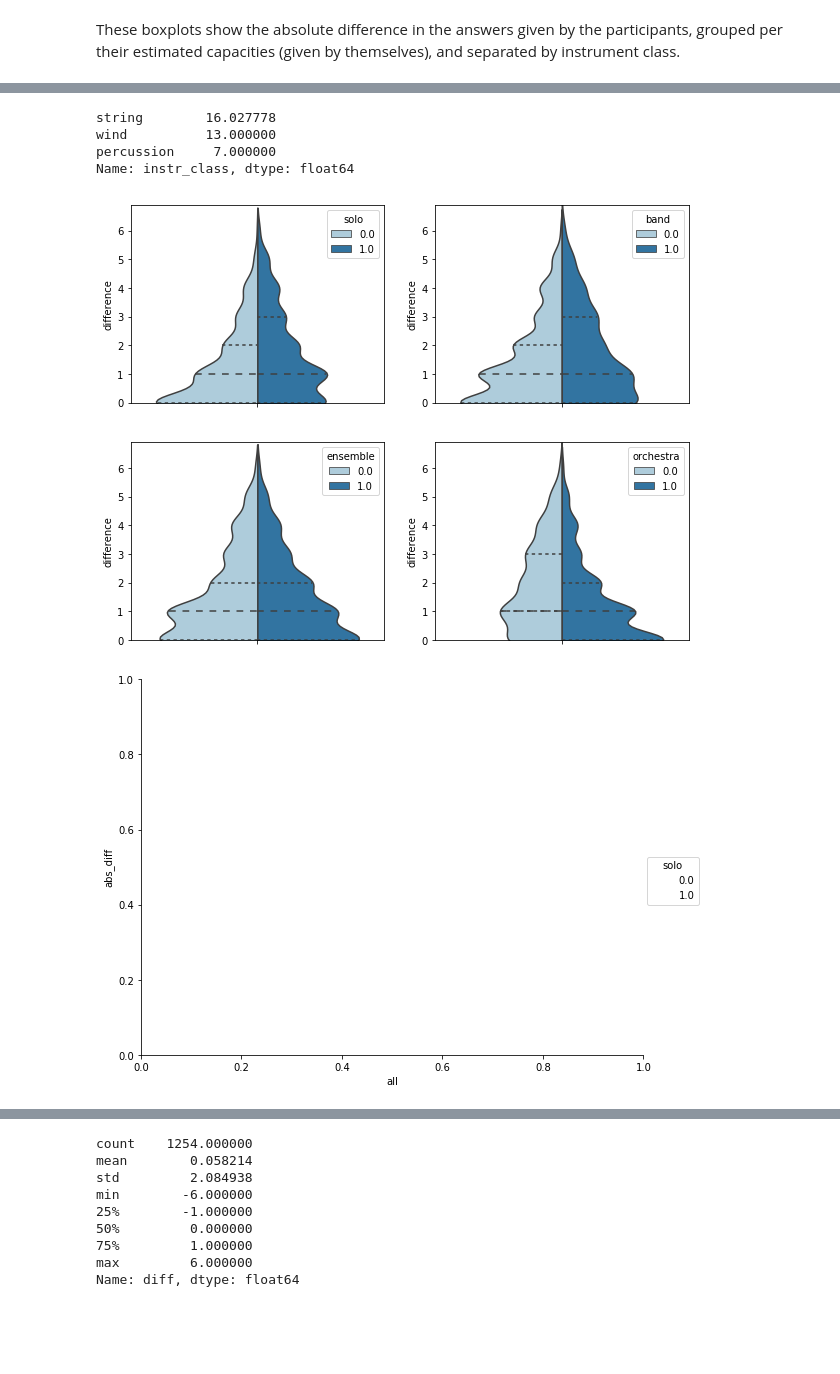
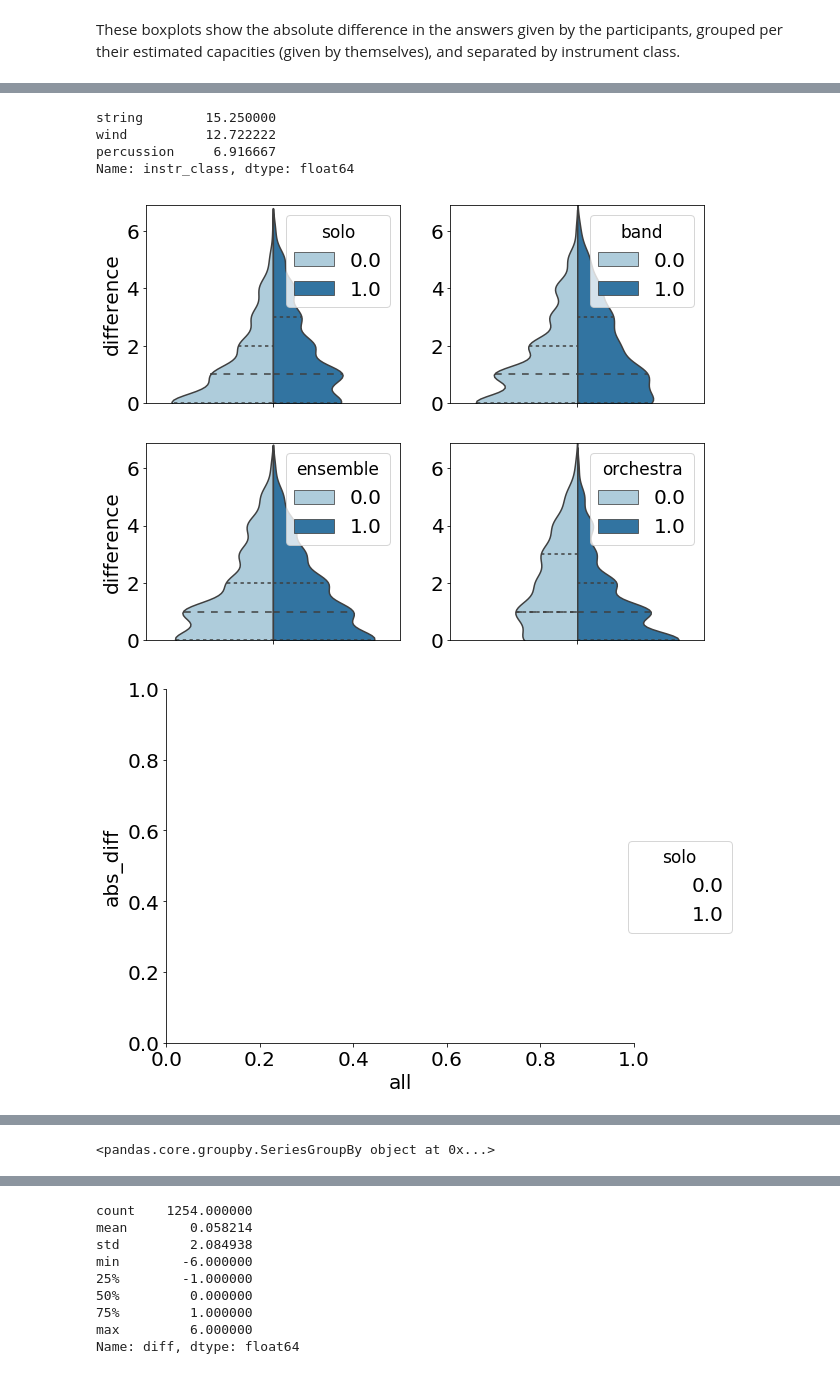
Before and after one commit to adescombes/digital_musicology_project, a Jupyter notebook: data_wrangling.ipynb, the cells around one changed output, grey strips where cells are left out. Cells and saved outputs as stored; diff of their text form; code cells hidden in the pictures; blank space fills up the shorter version.

```diff
--- a/data_wrangling.ipynb
+++ b/data_wrangling.ipynb
@@ -5,3 +5,10 @@ import numpy as np
 import re
 from collections import OrderedDict
 import matplotlib.pyplot as plt
+
+
+
+import pylab as plot
+params = {'legend.fontsize': 20,
+          'legend.handlelength': 2, 'axes.labelsize': 20, 'xtick.labelsize':20, 'ytick.labelsize':20}
+plot.rcParams.update(params)
@@ -18,7 +27,7 @@ data.head()
 | 3 | 1 | piano | sin | a5 | b |
 | 4 | 1 | piano | sin | d#3 | e |
 # %%
-data.dropna()
+data = data.dropna()
 #data = data[~(str(data['heard_pitch']) == 'nan') & ~(str(data['heard_pitch']) == 'NaN')]
 
 # remove the octave annotations
@@ -261,40 +513,41 @@ merged_df.groupby('instr_class')['abs_diff'].describe()
 # %%
 merged_df.instr_class.value_counts() / 36
 # %% [output]
-string        16.027778
-wind          13.000000
-percussion     7.000000
+string        15.250000
+wind          12.722222
+percussion     6.916667
 Name: instr_class, dtype: float64
 # %%
 #sns.violinplot(x=['solo', 'band'], y='diff', hue = 'family_ap', data = merged_df, split = True)
 fig7 = plt.figure(figsize=(10,8))
 ax1 = fig7.add_subplot(221)
 ax2 = fig7.add_subplot(222)
 ax3 = fig7.add_subplot(223)
 ax4 = fig7.add_subplot(224)
 
 merged_df["all"] = ""
 sns.factorplot(x = 'all', y ='abs_diff', hue = 'solo', data = merged_df, kind = 'violin',size=6, aspect=1.3, palette = 'Paired', split = True, ax = ax1, inner = 'quart')
 sns.factorplot(x = 'all', y ='abs_diff', hue = 'band', data = merged_df, kind = 'violin',size=6, aspect=1.3, palette = 'Paired', split = True, ax = ax2, inner = 'quart')
 sns.factorplot(x = 'all', y ='abs_diff', hue = 'ensemble', data = merged_df, kind = 'violin',size=6, aspect=1.3, palette = 'Paired', split = True, ax = ax3, inner = 'quart')
 sns.factorplot(x = 'all', y ='abs_diff', hue = 'orchestra', data = merged_df, kind = 'violin',size=6, aspect=1.3, palette = 'Paired', split = True, ax = ax4, inner = 'quart')
 
 ax1.set_xlabel('')
 ax2.set_xlabel('')
 ax3.set_xlabel('')
 ax4.set_xlabel('')
 
 ax1.set_ylabel('difference')
-ax2.set_ylabel('difference')
+ax2.set_ylabel('')
 ax3.set_ylabel('difference')
-ax4.set_ylabel('difference')
+ax4.set_ylabel('')
+
 
 ax1.set_ylim(-0,6.9)
 ax2.set_ylim(-0,6.9)
 ax3.set_ylim(-0,6.9)
 ax4.set_ylim(-0,6.9)
 
 fig7.savefig('fig7.png', dpi = 400)
 # %% [output]
-[figure, old version]
+[figure, new version]
-[figure, old version]
+[figure, new version]
@@ -303,0 +557,4 @@ fig7.savefig('fig7.png', dpi = 400)
+# %%
+merged_df.groupby('solo')['abs_diff']
+# %% [output]
+<pandas.core.groupby.SeriesGroupBy object at 0x...>
```
Also changed, not shown: parts of 35 cells of this notebook, 41 other files.
